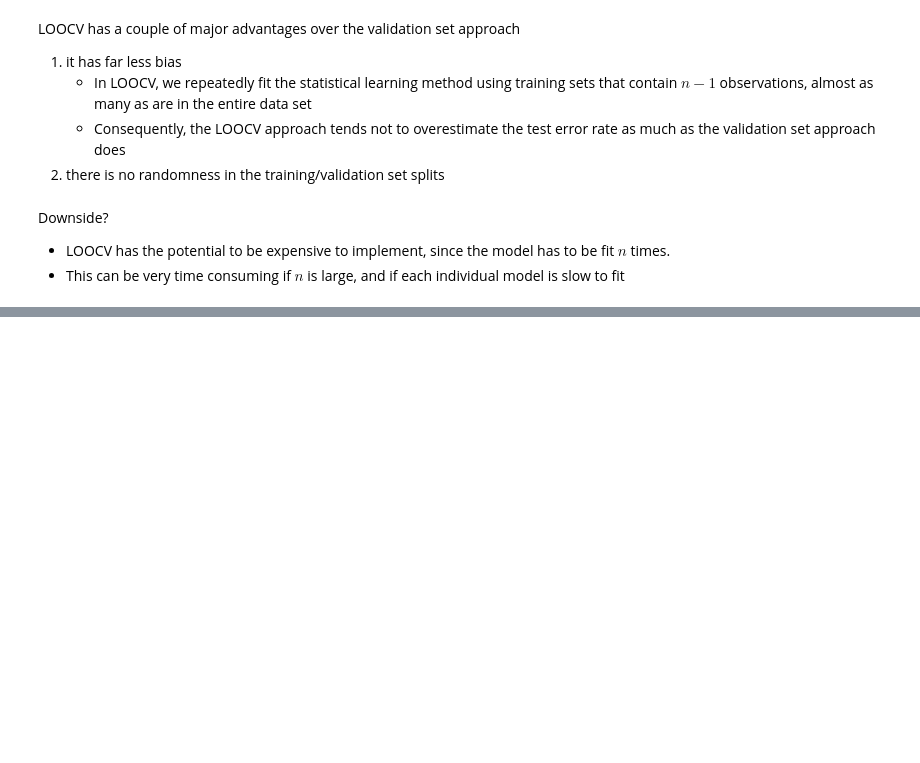
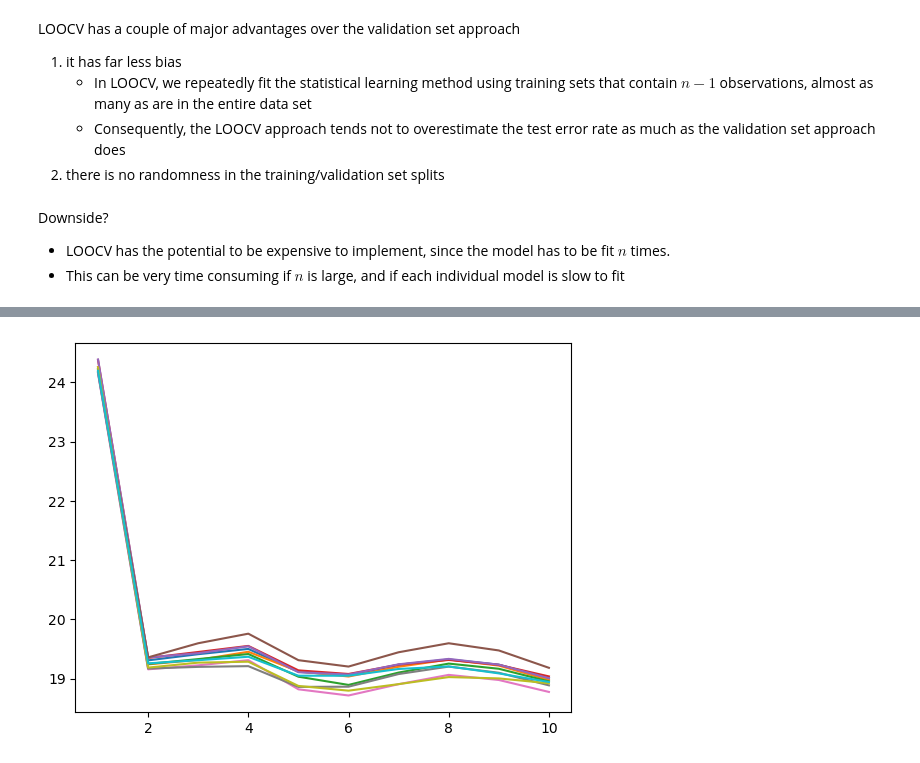
Before and after one commit to YeabinMoonEcon/BUS211, a Jupyter notebook: BUS212_ADA/lecture_note/lecture13.ipynb, the cells around one changed output, grey strips where cells are left out. Drawn from its saved outputs; the diff is of its cells as text; code cells hidden in the pictures; blank space fills up the shorter version.

```diff
--- a/BUS212_ADA/lecture_note/lecture13.ipynb
+++ b/BUS212_ADA/lecture_note/lecture13.ipynb
@@ -286,0 +339,27 @@ Downside?
+# %%
+for i in range(9):
+    kfold = KFold(n_splits = 10, shuffle = True)
+    mse2 = pd.DataFrame()
+    for train, hold in kfold.split(df):
+        X_train_ = df.iloc[train,1:]
+        X_hold_ =  df.iloc[hold,1:]
+        y_train_ = df.iloc[train,0]
+        y_hold_ = df.iloc[hold,0]
+
+        mse_ = []
+        for j in range(10):
+            lr.fit(X_train_.iloc[:,:j+1],y_train_)
+            y_pred = lr.predict(X_hold_.iloc[:,:j+1])
+            mse_.append(np.mean(mean_squared_error(y_pred, y_hold_)))
+        mse_ = pd.DataFrame(mse_)
+        mse2 = pd.concat([mse2,mse_],axis= 1)
+    mse2 = pd.DataFrame(mse2.mean(axis = 1))
+    mse = pd.concat([mse,mse2],axis= 1)
+# %%
+mse.columns = ['num_poly','1','2','3','4','5','6','7','8','9','10']
+# %%
+for i in range(10):
+    plt.plot(mse.num_poly,mse[[str(i+1)]])
+plt.show()
+# %% [output]
+[figure, added]
```
Also changed, not shown: parts of 21 cells of this notebook.
